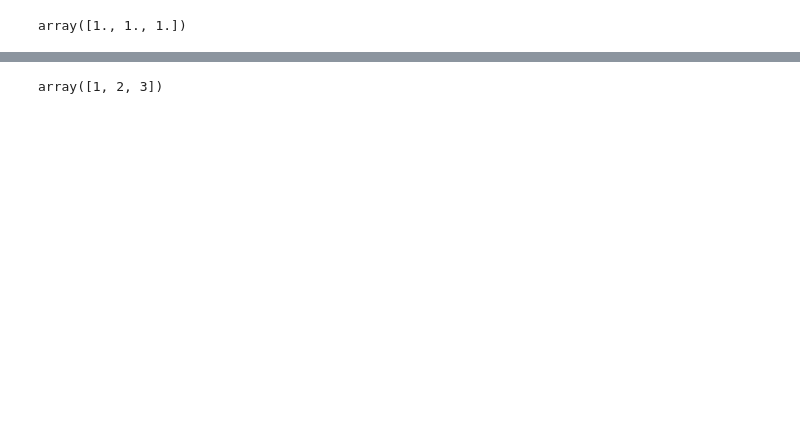
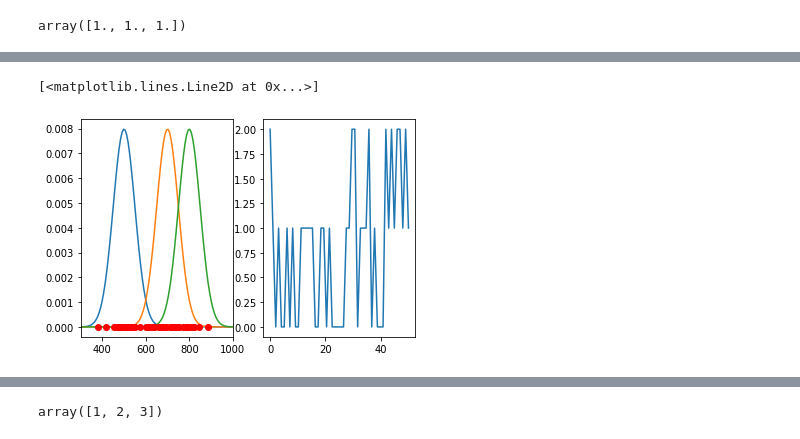
Before and after one commit to takutosato/ml, a Jupyter notebook: loss_calibrated/optimal_risk_viterbi.ipynb, the cells around one changed output, grey strips where cells are left out. Drawn from its saved outputs; the diff is of its cells as text; code cells hidden in the pictures; blank space fills up the shorter version.

```diff
--- a/loss_calibrated/optimal_risk_viterbi.ipynb
+++ b/loss_calibrated/optimal_risk_viterbi.ipynb
@@ -37,0 +122,57 @@ X,Z = generate_HMM(T)
+# %%
+# st: 6:29 (why so late?)
+# end: 7:10 (lost 2,3 min to espn)
+# st: 7:12
+
+# st: 5:03 :(
+
+# st: 5:38
+
+# Generate data:
+# Suppose there are three states (low, med, high) each with a Gausisan emission.
+
+T = 50 # time steps
+K = 3
+
+u = np.array([500, 700, 800])
+sigma = np.ones(K) * 50
+
+def gaussian_emission_prob(x, state):
+    return norm.pdf(x, u[state], sigma[state])
+
+emission_prob = gaussian_emission_prob
+
+# plot the emission distributions
+num_points = 100
+xmin, xmax = 300, 1000
+x = np.linspace(xmin, xmax, num_points)
+plt.subplot(1,2,1)
+plt.plot(x, norm.pdf(x, u[0], sigma[0]))
+plt.plot(x, norm.pdf(x, u[1], sigma[1]))
+plt.plot(x, norm.pdf(x, u[2], sigma[2]))
+plt.xlim(xmin, xmax)
+
+# sample points
+# the transition matrix A_ij = p(i|j) i.e. columns add to 1 (so I can left multiply by the vector)
+A = np.array([[0.5, 0.4, 0.1],
+              [0.4, 0.4, 0.2],
+              [0.2, 0.6, 0.2]]).T # note the transpose
+pi = np.random.dirichlet(np.ones(K))
+
+Z = np.zeros((T, K))
+X = np.zeros(T)
+
+Z[0] = np.random.multinomial(1, pi)
+k = np.argmax(Z[0])
+X[0] = np.random.normal(u[k], sigma[k])
+for i in np.arange(T-1) + 1:
+    Z[i] = np.random.multinomial(1, np.dot(A, Z[i-1]))
+    k = np.argmax(Z[i])
+    X[i] = np.random.normal(u[k], sigma[k])
+plt.plot(X, np.zeros(T), 'ro')
+
+plt.subplot(1,2,2)
+plt.plot(np.linspace(0, T, T), np.argmax(Z, axis=1))
+# %% [output]
+[<matplotlib.lines.Line2D at 0x...>]
+[figure, added]
```
Also changed, not shown: parts of 11 cells of this notebook.
